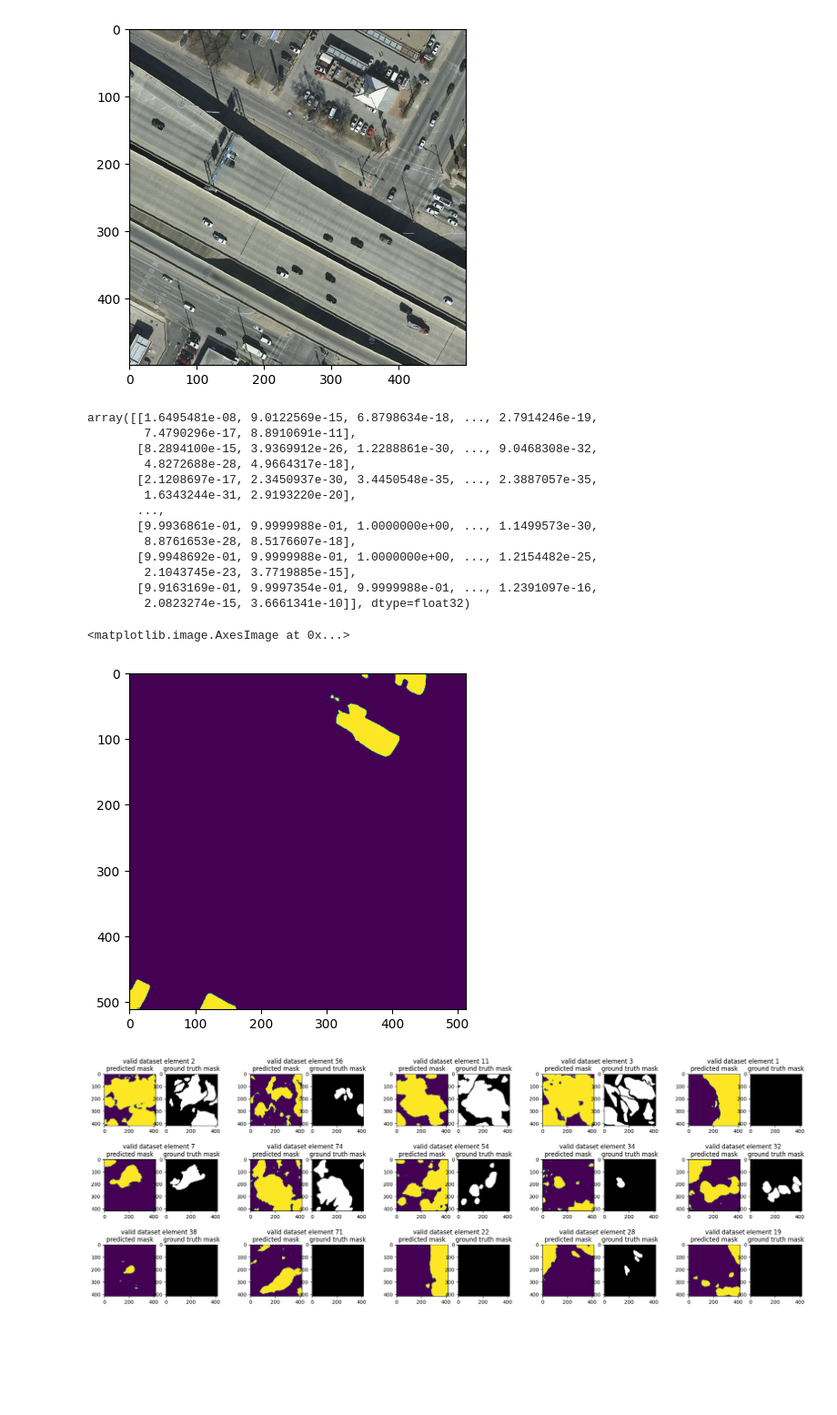
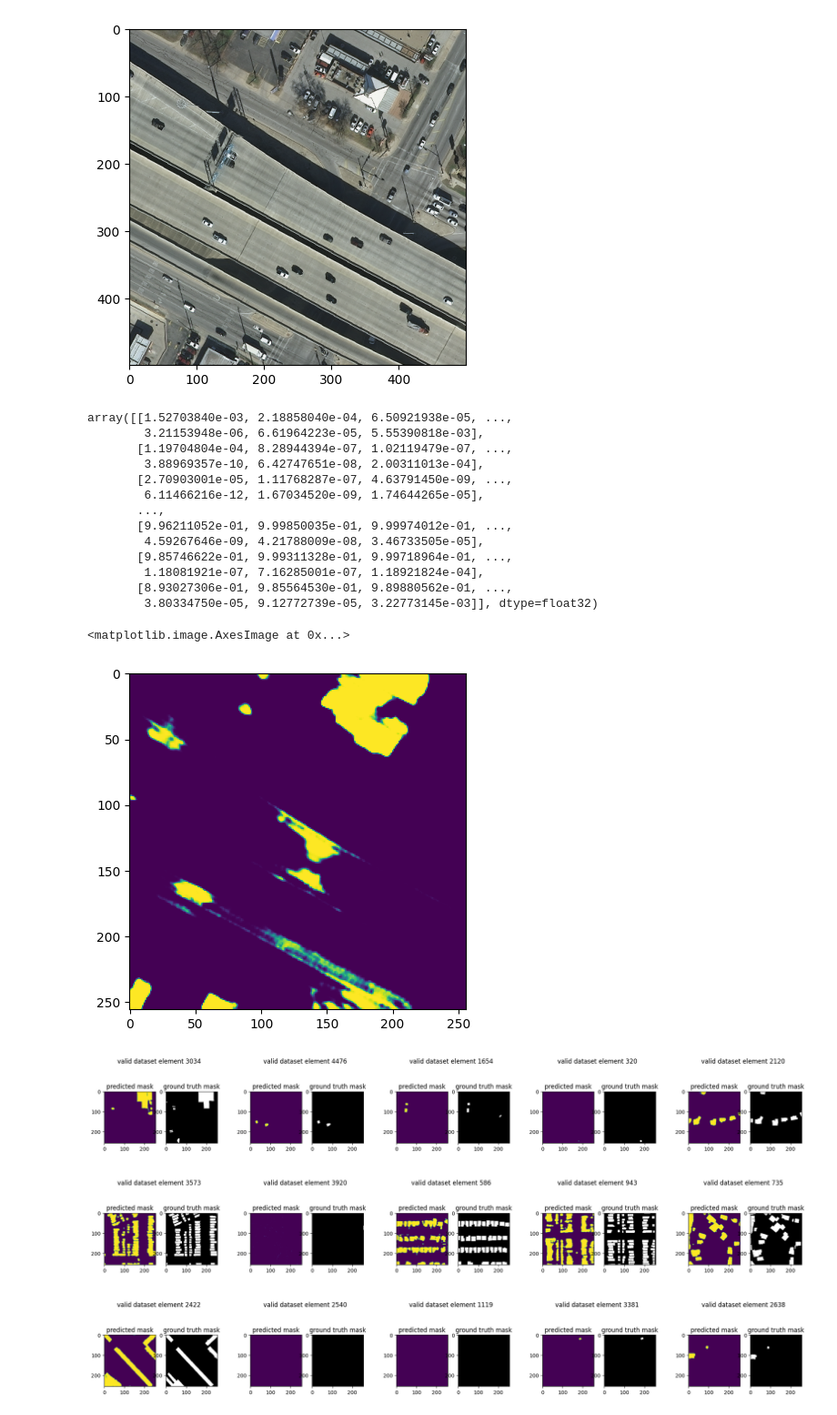
Before and after one commit to Mishardina/housing-segmentation-in-amur-river-area, a Jupyter notebook: experiments/model_train_unet.ipynb, the cells around one changed output. Shown: that part at 91% size. Cells and saved outputs as stored; diff of their text form; code cells hidden in the pictures; blank space fills up the shorter version.

```diff
--- a/experiments/model_train_unet.ipynb
+++ b/experiments/model_train_unet.ipynb
@@ -125,8 +125,8 @@ loaders = {"train": DataLoader(ds_train, batch_size=8), 'valid': DataLoader(ds_v
 #model = smp.Unet(encoder_name='efficientnet-b0', aux_params=aux_params).to(DEVICE)
 #model = smp.Unet(encoder_name='efficientnet-b0').to(DEVICE)
 #encoder_name = 'timm-mobilenetv3_small_075'
-encoder_name = 'tu-maxvit_rmlp_pico_rw_256'
-#encoder_name = 'vgg11'
+#encoder_name = 'tu-maxvit_rmlp_pico_rw_256'
+encoder_name = 'vgg11'
 model = smp.Unet(encoder_name=encoder_name, activation='sigmoid', classes=1).to(DEVICE)
 model
 # %% [output]
@@ -258,43 +256,43 @@ plt.imshow(test_image)
 test_result = inference_one_image(test_image, model, val_transform)
 test_result
 # %% [output]
-array([[1.6495481e-08, 9.0122569e-15, 6.8798634e-18, ..., 2.7914246e-19,
-        7.4790296e-17, 8.8910691e-11],
-       [8.2894100e-15, 3.9369912e-26, 1.2288861e-30, ..., 9.0468308e-32,
-        4.8272688e-28, 4.9664317e-18],
-       [2.1208697e-17, 2.3450937e-30, 3.4450548e-35, ..., 2.3887057e-35,
-        1.6343244e-31, 2.9193220e-20],
+array([[1.52703840e-03, 2.18858040e-04, 6.50921938e-05, ...,
+        3.21153948e-06, 6.61964223e-05, 5.55390818e-03],
+       [1.19704804e-04, 8.28944394e-07, 1.02119479e-07, ...,
+        3.88969357e-10, 6.42747651e-08, 2.00311013e-04],
+       [2.70903001e-05, 1.11768287e-07, 4.63791450e-09, ...,
+        6.11466216e-12, 1.67034520e-09, 1.74644265e-05],
        ...,
-       [9.9936861e-01, 9.9999988e-01, 1.0000000e+00, ..., 1.1499573e-30,
-        8.8761653e-28, 8.5176607e-18],
-       [9.9948692e-01, 9.9999988e-01, 1.0000000e+00, ..., 1.2154482e-25,
-        2.1043745e-23, 3.7719885e-15],
-       [9.9163169e-01, 9.9997354e-01, 9.9999988e-01, ..., 1.2391097e-16,
-        2.0823274e-15, 3.6661341e-10]], dtype=float32)
+       [9.96211052e-01, 9.99850035e-01, 9.99974012e-01, ...,
+        4.59267646e-09, 4.21788009e-08, 3.46733505e-05],
+       [9.85746622e-01, 9.99311328e-01, 9.99718964e-01, ...,
+        1.18081921e-07, 7.16285001e-07, 1.18921824e-04],
+       [8.93027306e-01, 9.85564530e-01, 9.89880562e-01, ...,
+        3.80334750e-05, 9.12772739e-05, 3.22773145e-03]], dtype=float32)
 # %%
 plt.imshow(test_result)
 # %% [output]
 <matplotlib.image.AxesImage at 0x...>
-[figure, old version]
+[figure, new version]
 # %%
 num_images = 15
 valid_subset_numbers = random.sample(range(0, len(ds_val)), num_images)
 
-fig = plt.figure(figsize=(20, 7))
+fig = plt.figure(figsize=(20, 10))
 subfigs = fig.subfigures(num_images // 5, 5)
 
 i = 0
 for outerind, subfig in enumerate(subfigs.flat):
     axs = subfig.subplots(1, 2)
     image, mask = ds_val[valid_subset_numbers[i]]['image'], ds_val[valid_subset_numbers[i]]['mask']
     subfig.suptitle(f'valid dataset element {valid_subset_numbers[i]}')
 
-    mask_pred = model(image.to(DEVICE).unsqueeze(0)).detach().cpu().squeeze()
+    mask_pred = model(image.to(DEVICE).float().unsqueeze(0)).detach().cpu().squeeze()
     axs[0].imshow(mask_pred)
     axs[0].set_title(f'predicted mask')
     axs[1].imshow(mask.squeeze(), cmap='gray')
     axs[1].set_title(f'ground truth mask')
     i += 1
 plt.show()
 # %% [output]
-[figure, old version]
+[figure, new version]
```
Also changed, not shown: parts of 6 cells of this notebook.
